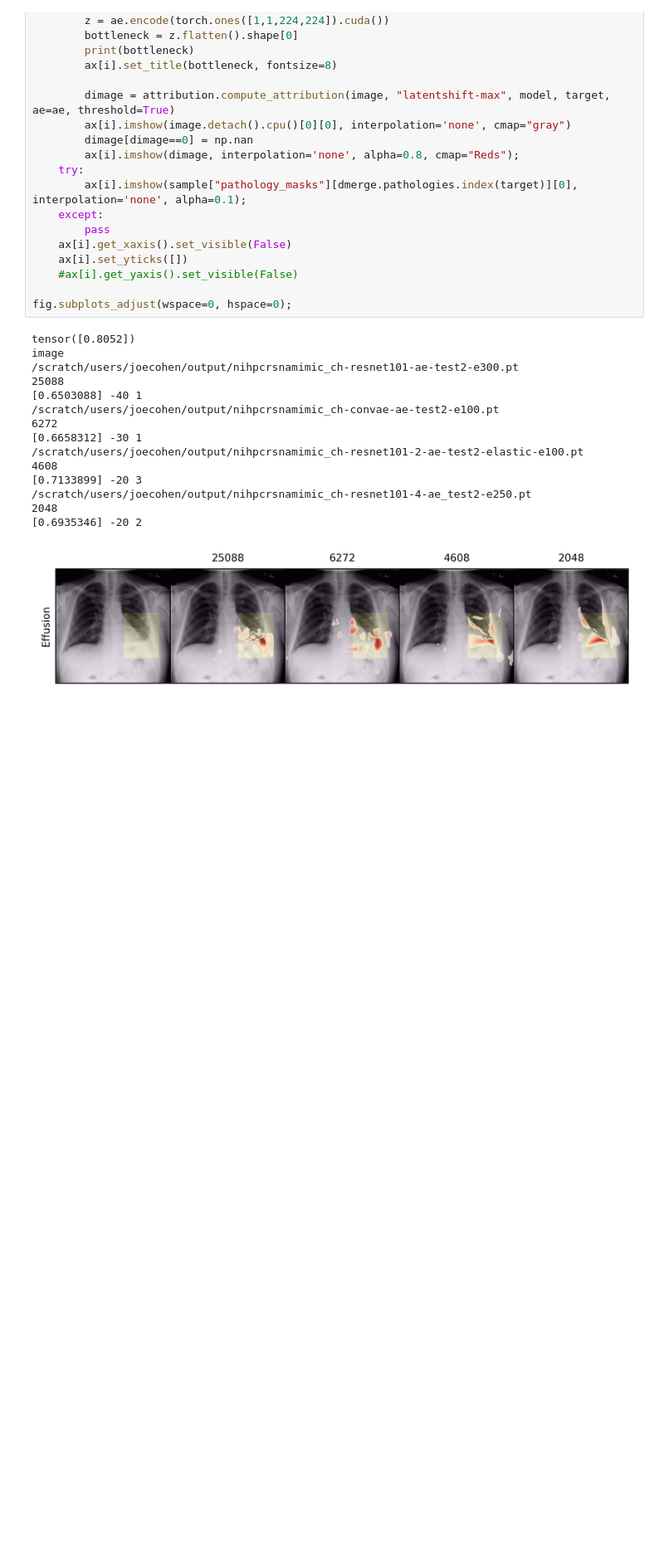
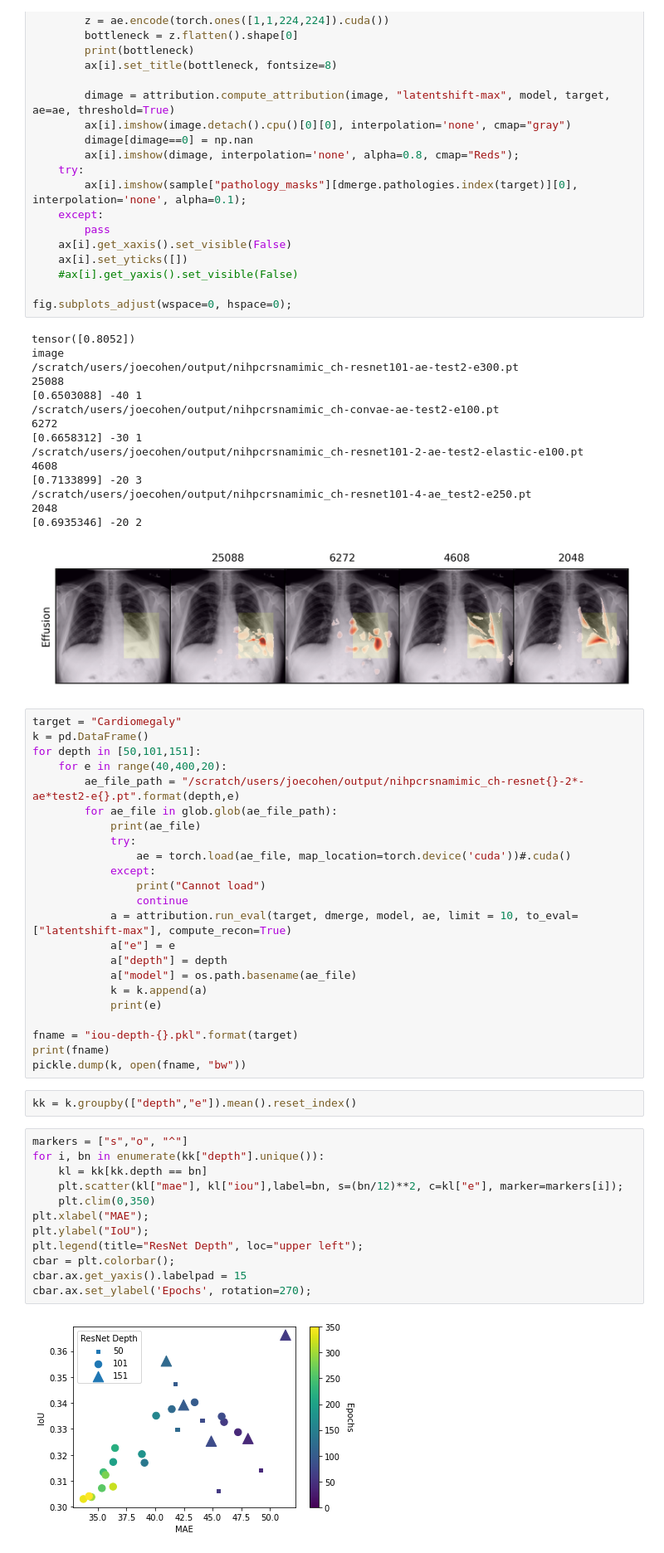
Before and after one commit to mlmed/gifsplanation, a Jupyter notebook: gif-ae-iou.ipynb, the cells around one changed output. Shown: that part at 83% size. Cells and saved outputs as stored; diff of their text form; blank space fills up the shorter version.

```diff
--- a/gif-iou-valid.ipynb
+++ b/gif-ae-iou.ipynb
@@ -352,3 +289,42 @@ image
 2048
 [0.6935346] -20 2
 [figure]
+# %%
+target = "Cardiomegaly"
+k = pd.DataFrame()
+for depth in [50,101,151]:
+    for e in range(40,400,20):
+        ae_file_path = "/scratch/users/joecohen/output/nihpcrsnamimic_ch-resnet{}-2*-ae*test2-e{}.pt".format(depth,e)
+        for ae_file in glob.glob(ae_file_path):
+            print(ae_file)
+            try:
+                ae = torch.load(ae_file, map_location=torch.device('cuda'))#.cuda()
+            except:
+                print("Cannot load")
+                continue
+            a = attribution.run_eval(target, dmerge, model, ae, limit = 10, to_eval=["latentshift-max"], compute_recon=True)
+            a["e"] = e
+            a["depth"] = depth
+            a["model"] = os.path.basename(ae_file)
+            k = k.append(a)
+            print(e)
+
+fname = "iou-depth-{}.pkl".format(target)
+print(fname)
+pickle.dump(k, open(fname, "bw"))
+# %%
+kk = k.groupby(["depth","e"]).mean().reset_index()
+# %%
+markers = ["s","o", "^"]
+for i, bn in enumerate(kk["depth"].unique()):
+    kl = kk[kk.depth == bn]
+    plt.scatter(kl["mae"], kl["iou"],label=bn, s=(bn/12)**2, c=kl["e"], marker=markers[i]);
+    plt.clim(0,350)
+plt.xlabel("MAE");
+plt.ylabel("IoU");
+plt.legend(title="ResNet Depth", loc="upper left");
+cbar = plt.colorbar();
+cbar.ax.get_yaxis().labelpad = 15
+cbar.ax.set_ylabel('Epochs', rotation=270);
+# %% [output]
+[figure, added]
```
Also changed, not shown: parts of 12 cells of this notebook.
